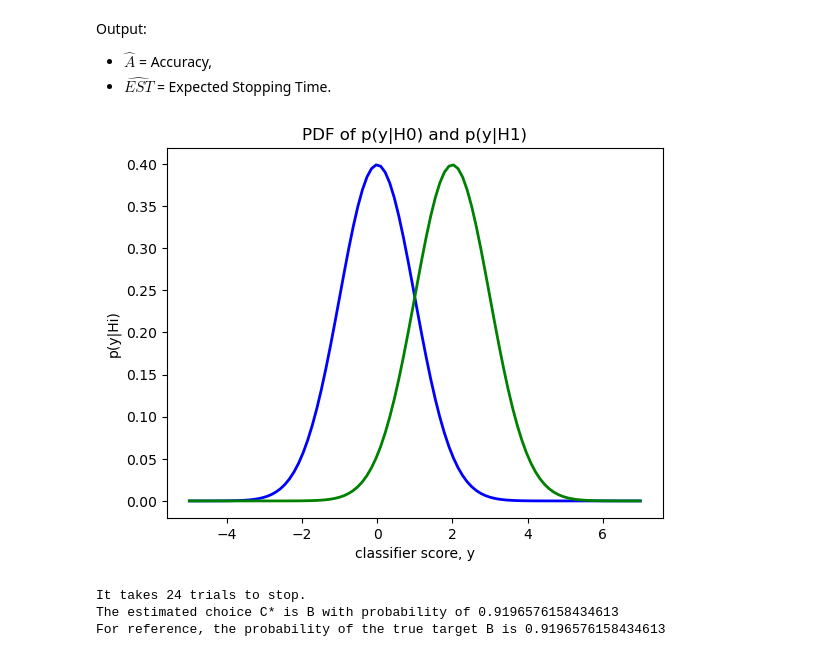
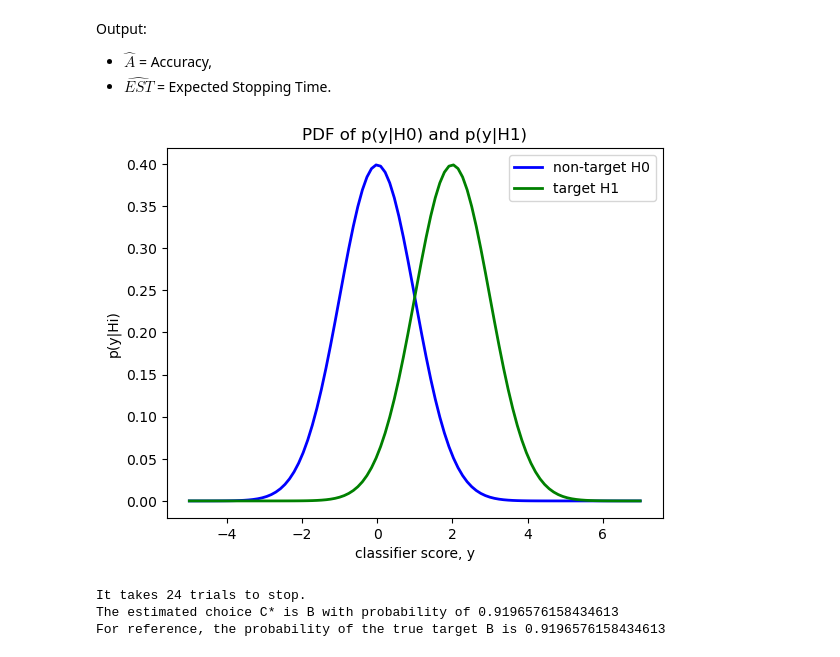
Before and after one commit to zs144/P300-BCI, a Jupyter notebook: Week3/monte-carlo-sim.ipynb, the cells around one changed output. Drawn from its saved outputs; the diff is of its cells as text; code cells hidden in the pictures.

```diff
--- a/Week3/monte-carlo-sim.ipynb
+++ b/Week3/monte-carlo-sim.ipynb
@@ -104,20 +104,21 @@ P_threshold = 0.9
 # %%
 # Visualize the PDF curve for p(y|H0) and p(y|H1) respectively
 mu_0 = 0  # mean for p(y|H0) distribution
 var_0 = 1 # variance for p(y|H1) distribution
 std_0 = math.sqrt(var_0) # std for p(y|H0) distribution
 mu_1 = 2
 var_1 = 1
 std_1 = math.sqrt(var_1)
 x = np.linspace(-5, 7, 100)
 plt.plot(x, stats.norm.pdf(x, mu_0, std_0), lw=2, c='blue')
 plt.plot(x, stats.norm.pdf(x, mu_1, std_1), lw=2, c='green')
 plt.title('PDF of p(y|H0) and p(y|H1)')
 plt.xlabel('classifier score, y')
 plt.ylabel('p(y|Hi)')
+plt.legend(labels=['non-target H0', 'target H1'])
 plt.show()
 # %% [output]
-[figure, old version]
+[figure, new version]
 # %%
 trial_times = 0
 for t in range(t_max):
```
Also changed, not shown: 1 other file.
